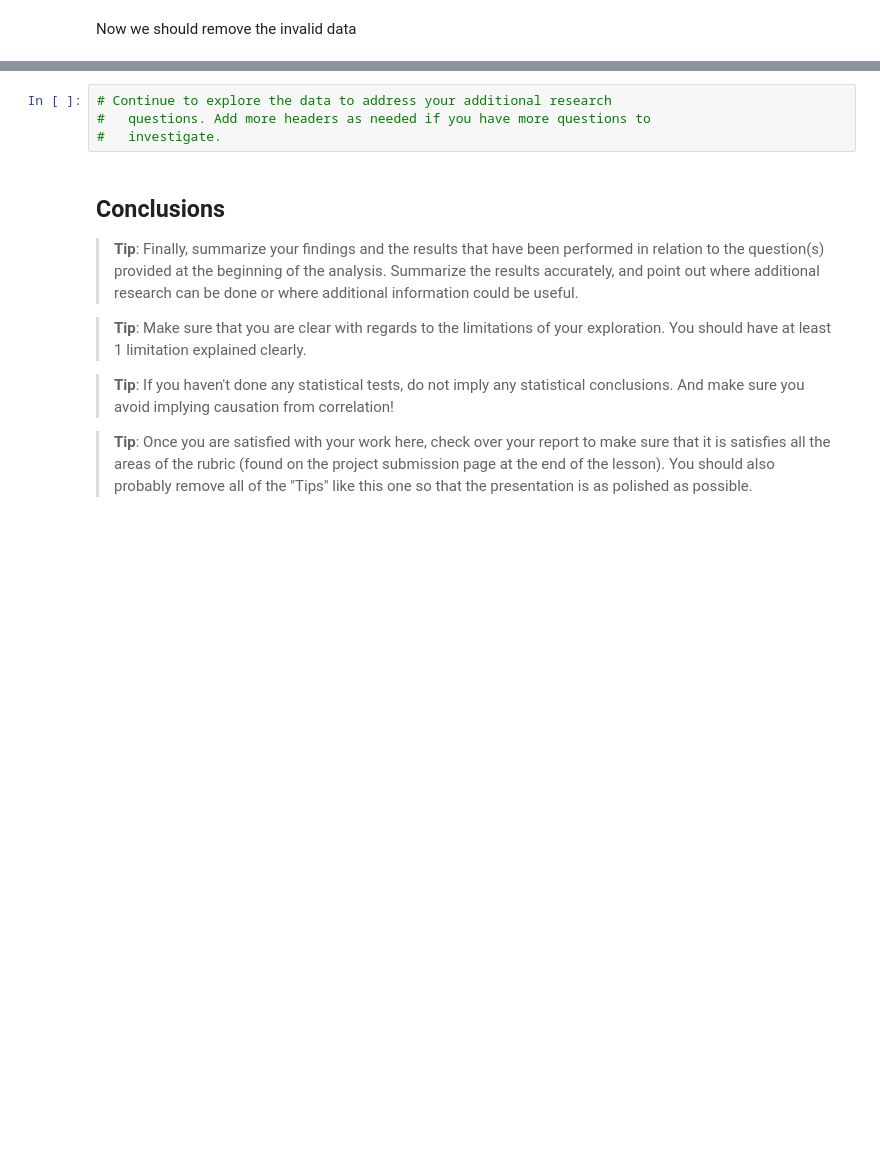
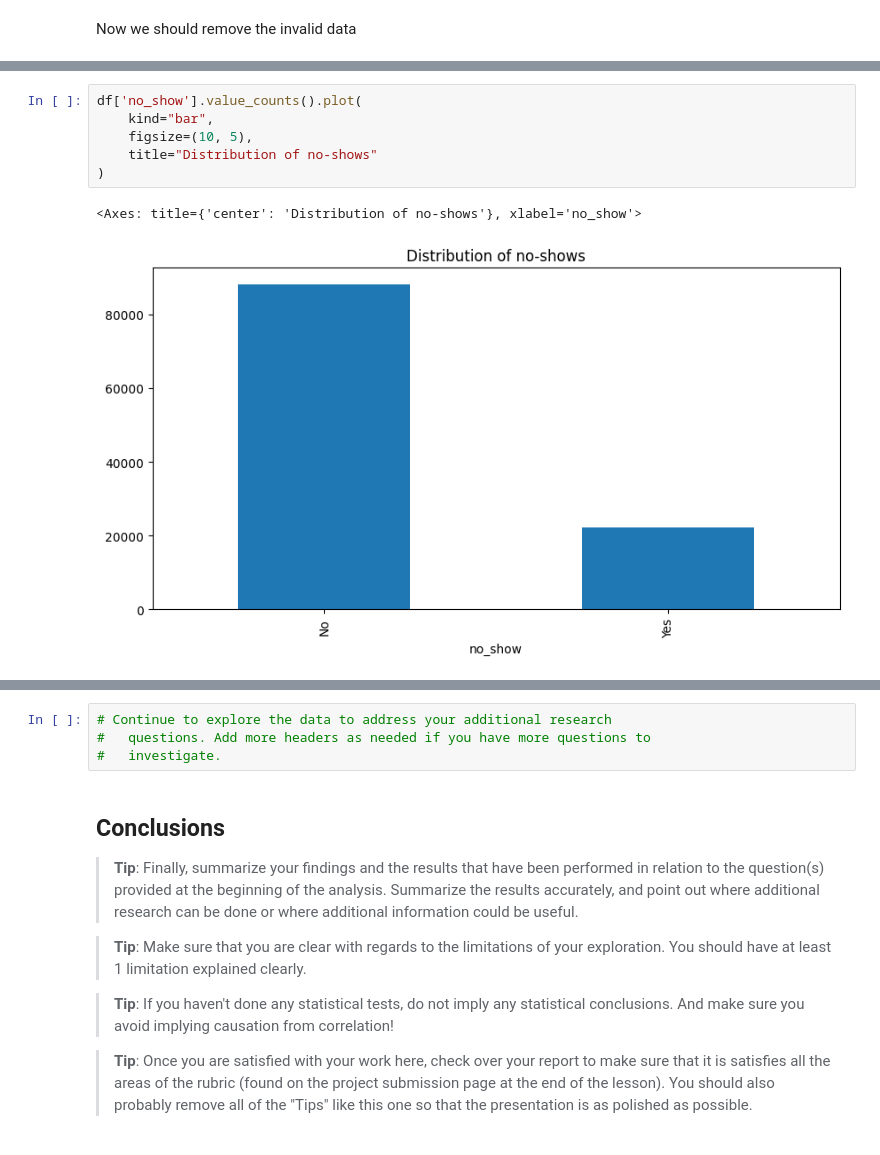
Before and after one commit to obadaDeg/investigate_dataset, a Jupyter notebook: Investigate_a_Dataset.ipynb, the cells around one changed output, grey strips where cells are left out. Cells and saved outputs as stored; diff of their text form; blank space fills up the shorter version.

```diff
--- a/Investigate_a_Dataset.ipynb
+++ b/Investigate_a_Dataset.ipynb
@@ -399,0 +398,9 @@ cols_value_counts(df)
+# %%
+df['no_show'].value_counts().plot(
+    kind="bar",
+    figsize=(10, 5),
+    title="Distribution of no-shows"
+)
+# %% [output]
+<Axes: title={'center': 'Distribution of no-shows'}, xlabel='no_show'>
+[figure, added]
```
Also changed, not shown: parts of 38 cells of this notebook.
